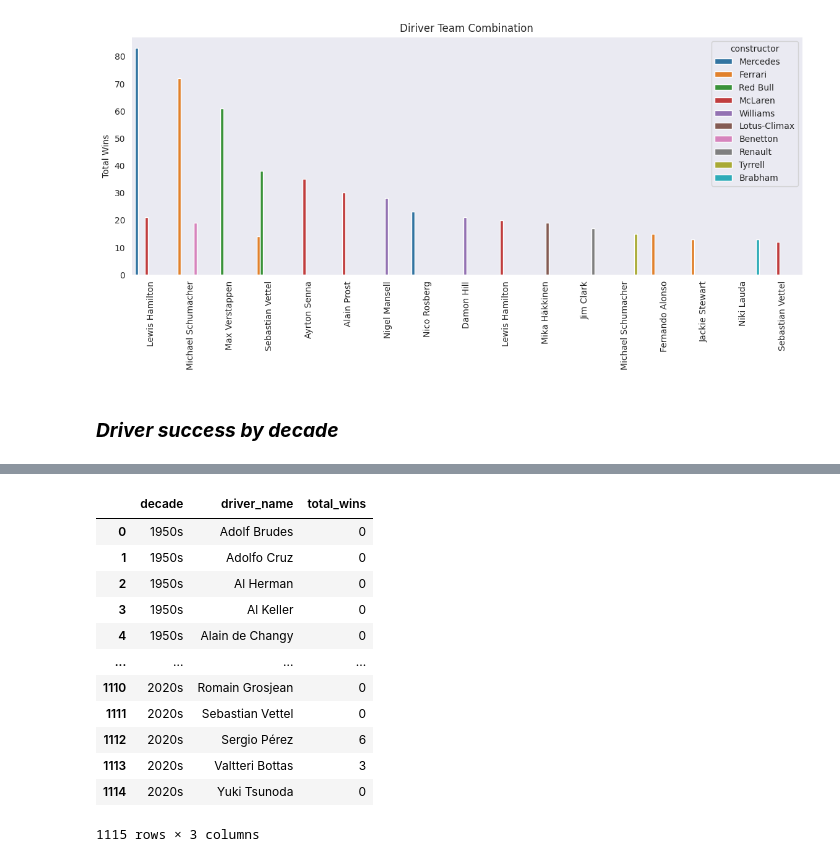
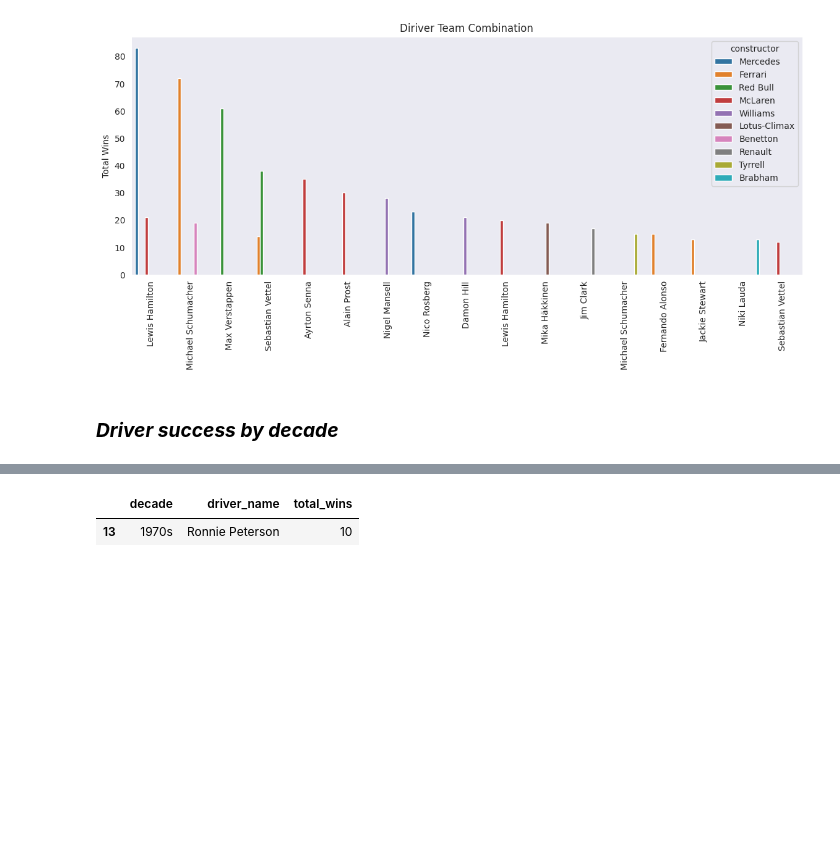
Before and after one commit to rahulakrish/formula_1, a Jupyter notebook: notebook.ipynb, the cells around one changed output, grey strips where cells are left out. Cells and saved outputs as stored; diff of their text form; code cells hidden in the pictures; blank space fills up the shorter version.

```diff
--- a/notebook.ipynb
+++ b/notebook.ipynb
@@ -302,8 +297,0 @@ sqldf.run(query)
-# %%
-query = """
-SELECT (FLOOR(strftime('%Y', date) / 10) * 10) || 's' AS decade,
-       COUNT(*) AS number_of_races
-FROM races
-GROUP BY decade
-"""
-sqldf.run(query)
@@ -320,32 +298,21 @@ sqldf.run(query)
 # %%
+#drivers with wins >=10 by decade
 query = """
 
 SELECT (FLOOR(strftime('%Y', date) / 10) * 10) || 's' AS decade,
        drivers.forename || " " || drivers.surname AS driver_name,
        COUNT(CASE WHEN results.positionOrder = 1 THEN 1 END) AS total_wins
 FROM races
 JOIN results ON
      races.raceId = results.raceId
 JOIN drivers ON
      results.driverId = drivers.driverId
 GROUP BY decade,driver_name
+HAVING total_wins >= 10
 """
-sqldf.run(query)
-
 result = sqldf.run(query)
-result
+result[result['driver_name'] == 'Ronnie Peterson']
 # %% [output]
 |  | decade | driver_name | total_wins |
-| 0 | 1950s | Adolf Brudes | 0 |
-| 1 | 1950s | Adolfo Cruz | 0 |
-| 2 | 1950s | Al Herman | 0 |
-| 3 | 1950s | Al Keller | 0 |
-| 4 | 1950s | Alain de Changy | 0 |
-| ... | ... | ... | ... |
-| 1110 | 2020s | Romain Grosjean | 0 |
-| 1111 | 2020s | Sebastian Vettel | 0 |
-| 1112 | 2020s | Sergio Pérez | 6 |
-| 1113 | 2020s | Valtteri Bottas | 3 |
-| 1114 | 2020s | Yuki Tsunoda | 0 |
+| 13 | 1970s | Ronnie Peterson | 10 |
-1115 rows × 3 columns
 # %%
```
Also changed, not shown: parts of 4 cells of this notebook.
